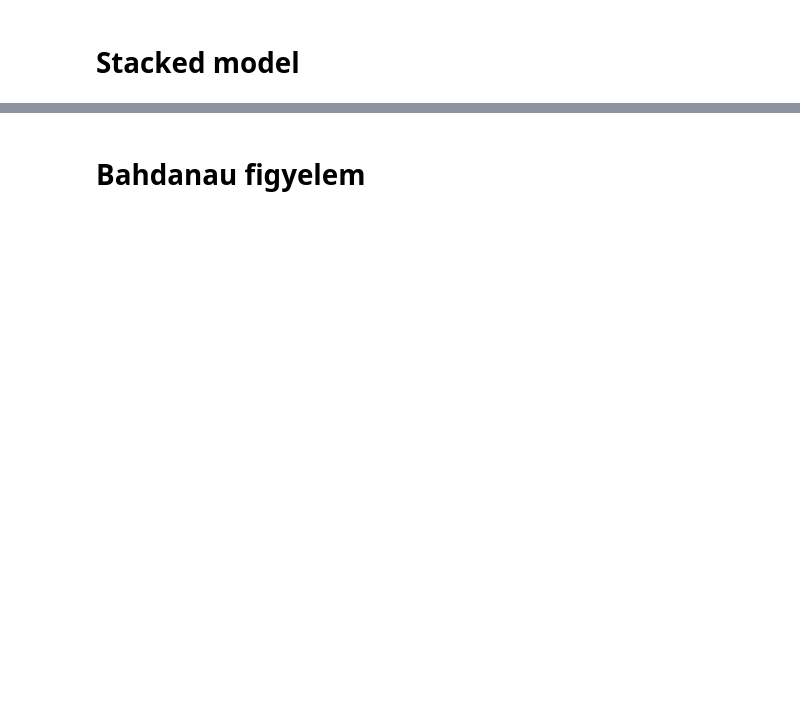
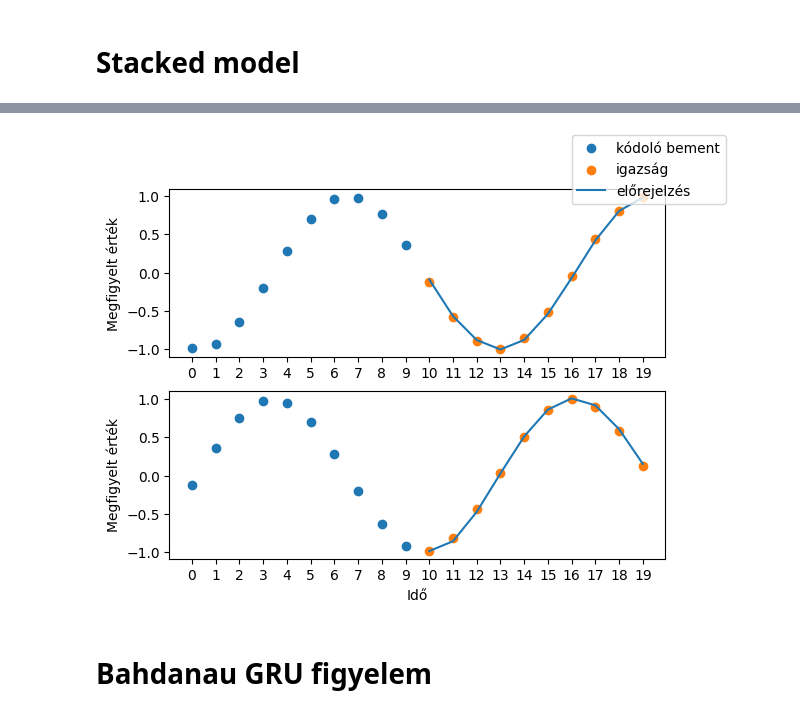
Before and after one commit to sajozsattila/blog, a Jupyter notebook: seq2seq/seq2seq_tf.ipynb, the cells around one changed output, grey strips where cells are left out. Cells and saved outputs as stored; diff of their text form; code cells hidden in the pictures; blank space fills up the shorter version.

```diff
--- a/seq2seq/seq2seq_tf.ipynb
+++ b/seq2seq/seq2seq_tf.ipynb
@@ -443,11 +549,11 @@ opt_model = HyperparamOpt(
 )
 
 # predict with the optimized model
-opt_model.train(X_train, y_train, X_val, y_val, X_test, y_test, max_eval=30, model_type='loung')
+opt_model.train(X_train, y_train, X_val, y_val, X_test, y_test, max_eval=3, model_type='loung_gru')
 
 print(opt_model.best_args)
 
-seq2seq_attention = seq2seq_attention_model(
+seq2seq_attention = seq2seq_attention_model_gru(
     hidden_size=int(opt_model.best_args["hidden_size"]),
     dropout=opt_model.best_args["dropout"],
     lr=opt_model.best_args["lr"],
@@ -478,5 +601,4 @@ plt.show()
 y_hat = seq2seq_attention.predict(X_test)
 
 plot_serial(0, X_test, y_test, y_hat)
-plt.legend()
-plt.show()
+# %% [output]
@@ -483,5 +606,6 @@ plt.show()
+[figure, added]
 # %% [markdown]
-# Bahdanau figyelem
+# Bahdanau GRU figyelem
 # %%
 space_seq2seq = {
     'hidden_size': hyperopt.hp.quniform("hidden_size", 20, 100, 10),
```
Also changed, not shown: parts of 28 cells of this notebook.
